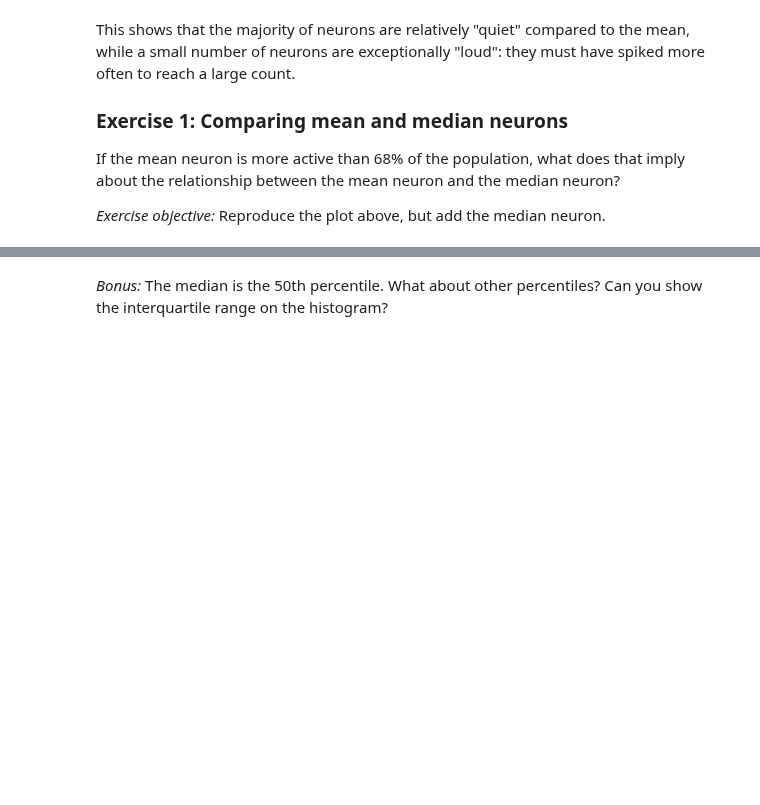
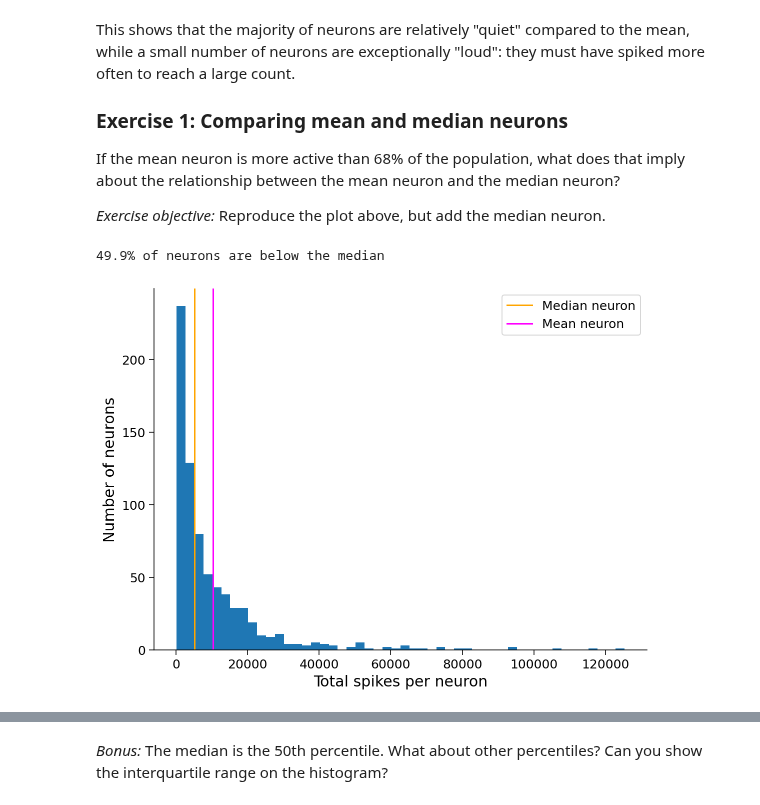
Before and after one commit to Benorli/course-content, a Jupyter notebook: tutorials/W1D1_ModelTypes/W1D1_Tutorial1.ipynb, the cells around one changed output, grey strips where cells are left out. Drawn from its saved outputs; the diff is of its cells as text; code cells hidden in the pictures; blank space fills up the shorter version.

Commit message:
:mortar_board: W1D1_Tutorial1 Section 1 (heading 5) finished

```diff
--- a/tutorials/W1D1_ModelTypes/W1D1_Tutorial1.ipynb
+++ b/tutorials/W1D1_ModelTypes/W1D1_Tutorial1.ipynb
@@ -69,15 +73,16 @@ def restrict_spike_times(spike_times, interval):
         interval_spike_times.append(spikes[interval_mask])
     return np.array(interval_spike_times, object)
 # %%
-#@title Data retrieval
-#@markdown This cell downloads the example dataset that we will use in this tutorial.
+# @title Data retrieval
+# @markdown This cell downloads the example dataset that we will use in this tutorial.
 import io
 import requests
 r = requests.get('https://osf.io/sy5xt/download')
 if r.status_code != 200:
-  print('Failed to download data')
+    print('Failed to download data')
 else:
-  spike_times = np.load(io.BytesIO(r.content), allow_pickle=True)['spike_times']
+    spike_times = np.load(io.BytesIO(r.content),
+                          allow_pickle=True)['spike_times']
 # %% [markdown]
 ---
 
@@ -203,4 +237,18 @@ This shows that the majority of neurons are relatively "quiet" compared to the m
 If the mean neuron is more active than 68% of the population, what does that imply about the relationship between the mean neuron and the median neuron?
 
 *Exercise objective:* Reproduce the plot above, but add the median neuron.
+# %%
+median_spike_count = np.median(total_spikes_per_neuron)
+frac_below_median = (total_spikes_per_neuron < median_spike_count).mean()
+print(f"{frac_below_median:2.1%} of neurons are below the median")
+
+plt.hist(total_spikes_per_neuron, bins=50, histtype="stepfilled")
+plt.axvline(x=median_spike_count, color="orange", label="Median neuron")
+plt.axvline(x=mean_spike_count, color="magenta", label="Mean neuron")
+plt.xlabel('Total spikes per neuron')
+plt.ylabel('Number of neurons')
+plt.legend();
+# %% [output]
+49.9% of neurons are below the median
+[figure, added]
 # %%
```
Also changed, not shown: parts of 28 cells of this notebook.
